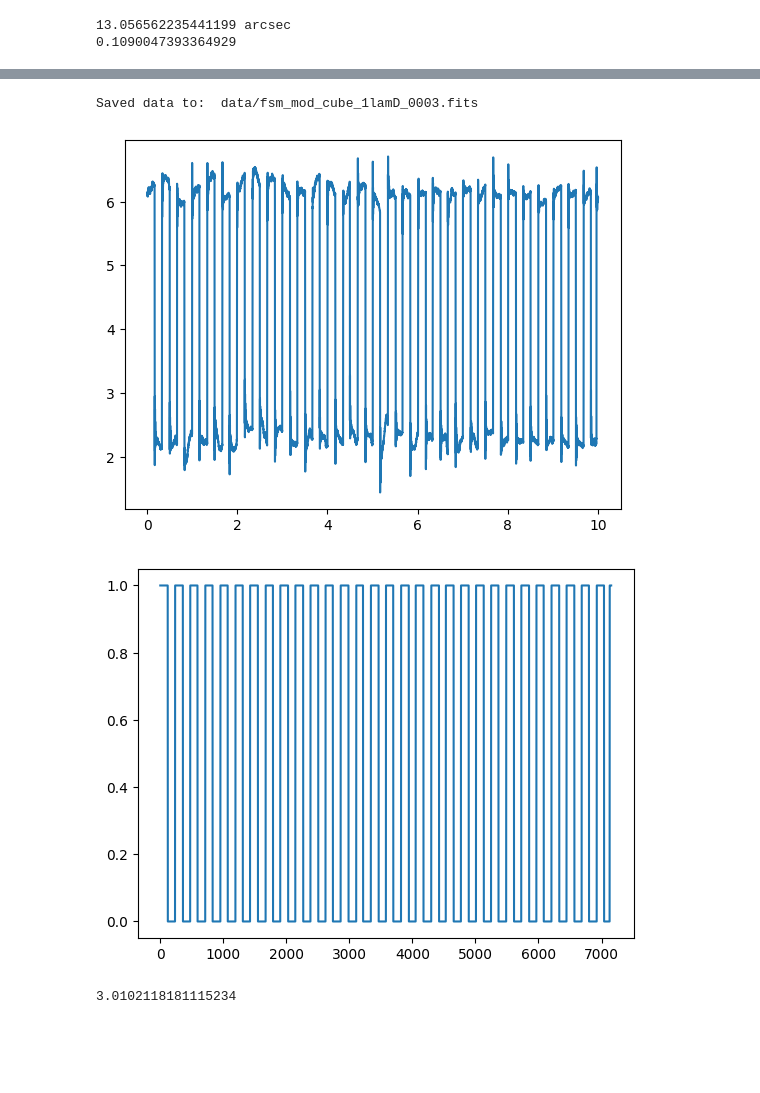
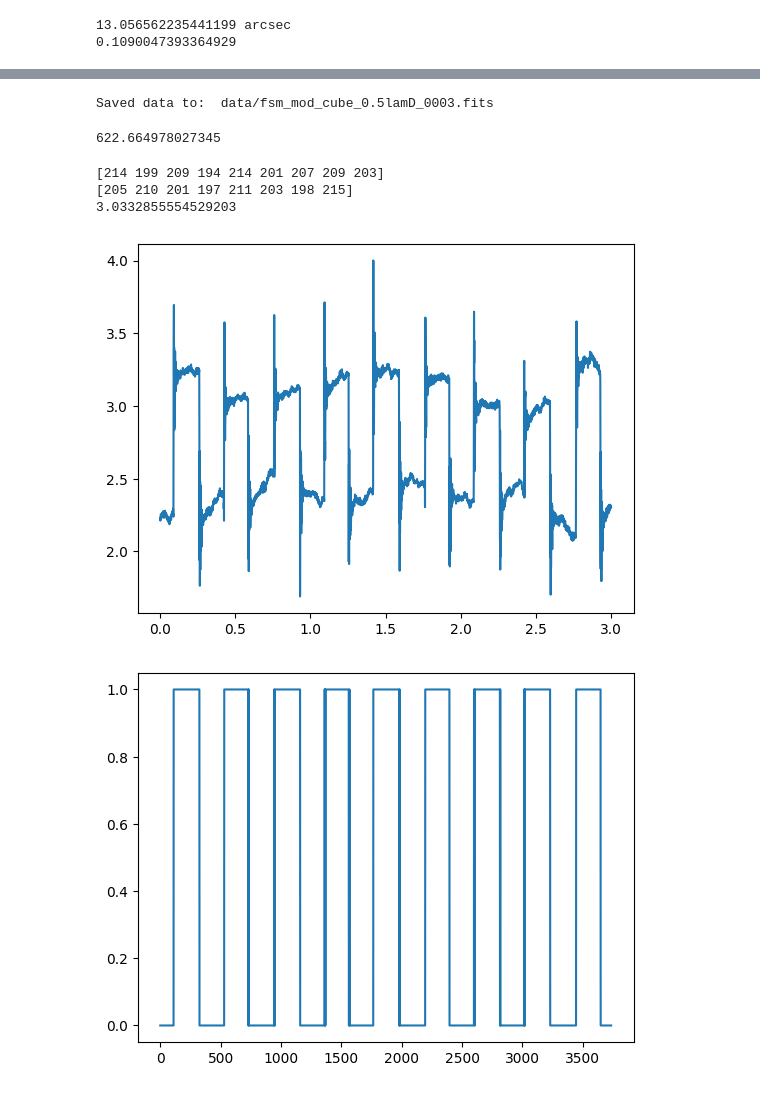
Before and after one commit to nick-lambert/fsm-exps, a Jupyter notebook: fsm_modulation_recording.ipynb, the cells around one changed output, grey strips where cells are left out. Drawn from its saved outputs; the diff is of its cells as text; code cells hidden in the pictures; blank space fills up the shorter version.

```diff
--- a/fsm_modulation_recording.ipynb
+++ b/fsm_modulation_recording.ipynb
@@ -43,7 +43,7 @@ print(pxscl_lamD)
 reload(cam_utils)
 cam = cam_utils.CAM('campupil')
 # %%
-npsf = 200
+npsf = 100
 cam.set_roi(475, 850, npsf, client0)
 # %%
 cam.set_exptime(0.0001, client0)
@@ -76,53 +77,67 @@ freq = 3
 hdr = {
     'FPS':fps,
 }
-utils.save_fits(f'data/fsm_mod_cube_1lamD_{freq:04d}.fits', frames, header=hdr)
+utils.save_fits(f'data/fsm_mod_cube_0.5lamD_{freq:04d}.fits', frames, header=hdr)
 # %% [output]
-Saved data to:  data/fsm_mod_cube_1lamD_0003.fits
+Saved data to:  data/fsm_mod_cube_0.5lamD_0003.fits
+# %%
+est_pulse_length = fps/freq/2
+est_pulse_length
+# %% [output]
+622.664978027345
 # %%
 freq = 3
-fname = f'data/fsm_mod_cube_1lamD_{freq:04d}.fits'
+fname = f'data/fsm_mod_cube_0.5lamD_{freq:04d}.fits'
 fsm_cube, fsm_hdr = utils.load_fits(fname, header=True)
 fps = fsm_hdr['FPS']
 npsf = fsm_cube.shape[1]
 Nframes = fsm_cube.shape[0]
 times = np.linspace(0, Nframes /fps, Nframes)
 # %%
+mod_thresh = 2.7
 cents = []
 dists = []
 for i in range(fsm_cube.shape[0]):
     frame = fsm_cube[i].astype(np.float64)
     cen = utils.centroid(frame, thresh=0.1) - npsf/2
     cents.append(cen)
     dists.append(np.sqrt(cen[0]**2 + cen[1]**2))
 cents = np.array(cents)
 dists = np.array(dists)
 
+pulse = np.float16(dists>mod_thresh)
+est_pulse_length = fps/freq/2
+
+con_ones = []
+con_zeros = []
+count = 0
+for i in range(Nframes-1):
+    if pulse[i+1]-pulse[i]!=0:
+        if pulse[i]==1:
+            con_ones.append(count)
+        elif pulse[i]==0:
+            con_zeros.append(count)
+        count = 0
+    count += 1
+con_ones = np.array(con_ones)
+con_zeros = np.array(con_zeros)
+
+con_ones = con_ones[con_ones>est_pulse_length-50]
+con_zeros = con_zeros[con_zeros>est_pulse_length-50]
+print(con_ones)
+print(con_zeros)
+
+meas_freq = np.mean([fps/np.mean(con_ones)/2, fps/np.mean(con_zeros)/2])
+print(meas_freq)
+
 plt.plot(times, dists)
 plt.show()
-pulse = np.int16(dists>4)
+pulse = np.int16(dists>mod_thresh)
 plt.plot(pulse)
 plt.show()
 # %% [output]
+[214 199 209 194 214 201 207 209 203]
+[205 210 201 197 211 203 198 215]
+3.0332855554529203
-[figure, old version]
+[figure, new version]
-[figure, old version]
+[figure, new version]
-# %%
-con_ones = []
-con_zeros = []
-count = 0
-for i in range(Nframes-1):
-    if pulse[i+1]-pulse[i]!=0:
-        if pulse[i]==1:
-            con_ones.append(count)
-        elif pulse[i]==0:
-            con_zeros.append(count)
-        count = 0
-    count += 1
-con_ones = np.array(con_ones)
-con_zeros = np.array(con_zeros)[1:]
-# print(con_zeros)
-
-meas_freq = np.mean([fps/np.mean(con_ones)/2, fps/np.mean(con_zeros)/2])
-print(meas_freq)
-# %% [output]
-3.0102118181115234
```
Also changed, not shown: parts of 4 cells of this notebook, 3 other files.
